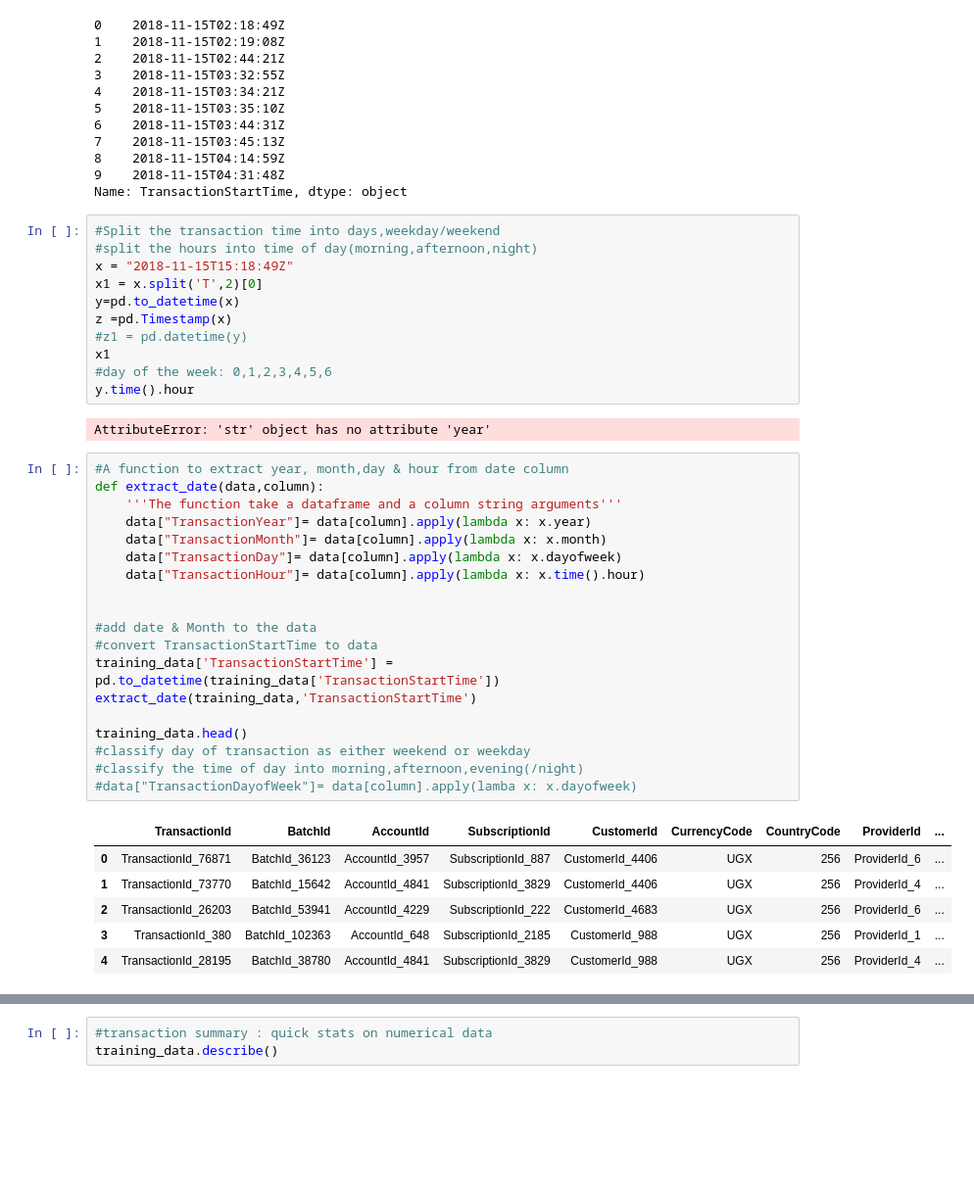
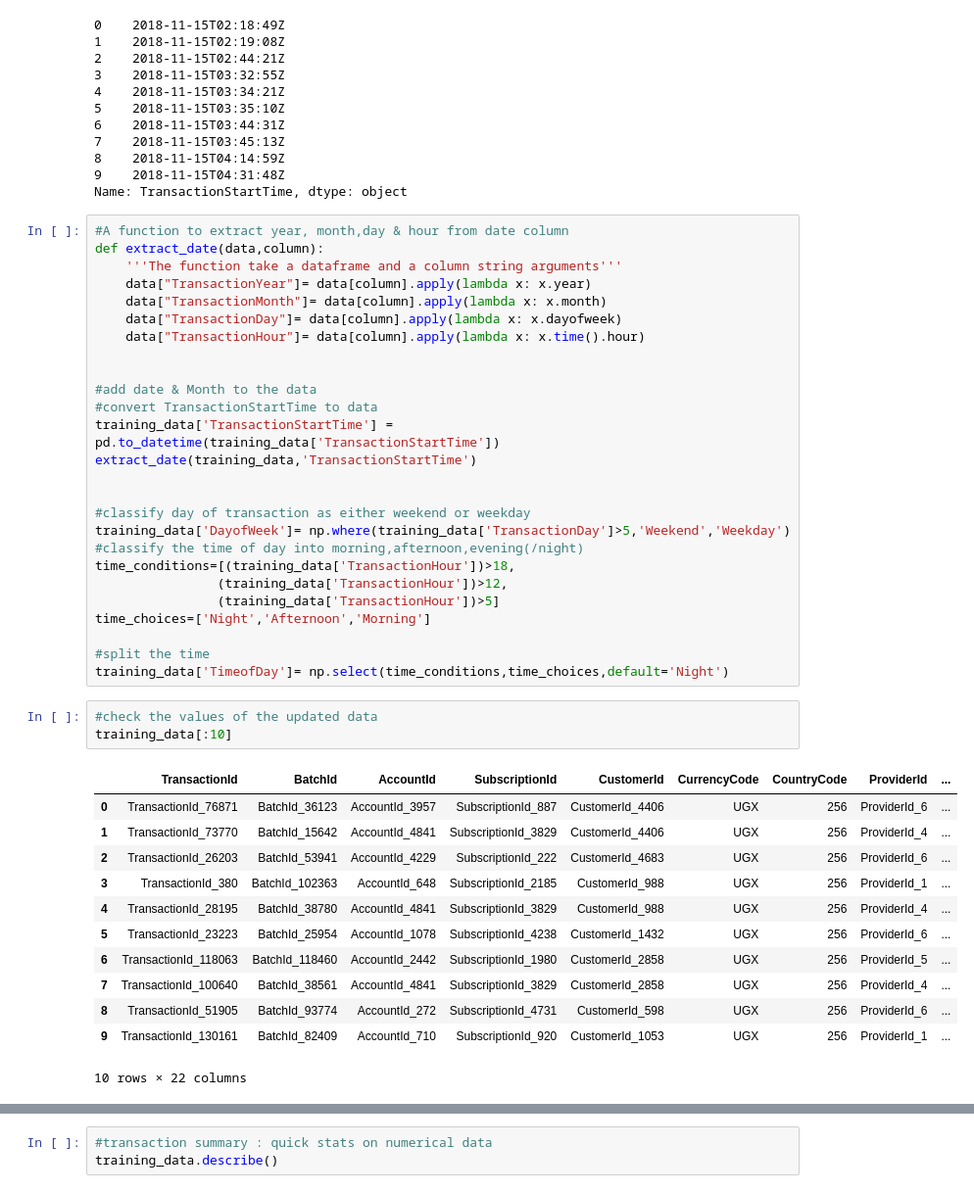
Before and after one commit to wkirui/sturdy-xente, a Jupyter notebook: Xente Fraud Detection Model.ipynb, the cells around one changed output, grey strips where cells are left out. Shown at 98% size. Cells and saved outputs as stored; diff of their text form; blank space fills up the shorter version.

```diff
--- a/Xente Fraud Detection Model.ipynb
+++ b/Xente Fraud Detection Model.ipynb
@@ -62,19 +62,6 @@ training_data['TransactionStartTime'][:10]
 8    2018-11-15T04:14:59Z
 9    2018-11-15T04:31:48Z
 Name: TransactionStartTime, dtype: object
-# %%
-#Split the transaction time into days,weekday/weekend
-#split the hours into time of day(morning,afternoon,night)
-x = "2018-11-15T15:18:49Z"
-x1 = x.split('T',2)[0]
-y=pd.to_datetime(x)
-z =pd.Timestamp(x)
-#z1 = pd.datetime(y)
-x1
-#day of the week: 0,1,2,3,4,5,6
-y.time().hour
-# %% [output]
-AttributeError: 'str' object has no attribute 'year'
 # %%
 #A function to extract year, month,day & hour from date column
 def extract_date(data,column):
@@ -90,14 +77,30 @@ def extract_date(data,column):
 training_data['TransactionStartTime'] = pd.to_datetime(training_data['TransactionStartTime'])
 extract_date(training_data,'TransactionStartTime')
 
-training_data.head()
+
 #classify day of transaction as either weekend or weekday
+training_data['DayofWeek']= np.where(training_data['TransactionDay']>5,'Weekend','Weekday')
 #classify the time of day into morning,afternoon,evening(/night)
-#data["TransactionDayofWeek"]= data[column].apply(lamba x: x.dayofweek)
+time_conditions=[(training_data['TransactionHour'])>18,
+                (training_data['TransactionHour'])>12,
+                (training_data['TransactionHour'])>5]
+time_choices=['Night','Afternoon','Morning']
+
+#split the time
+training_data['TimeofDay']= np.select(time_conditions,time_choices,default='Night')
-# %% [output]
-|  | TransactionId | BatchId | AccountId | SubscriptionId | CustomerId | CurrencyCode | CountryCode | ProviderId | ... |
-| 0 | TransactionId_76871 | BatchId_36123 | AccountId_3957 | SubscriptionId_887 | CustomerId_4406 | UGX | 256 | ProviderId_6 | ... |
-| 1 | TransactionId_73770 | BatchId_15642 | AccountId_4841 | SubscriptionId_3829 | CustomerId_4406 | UGX | 256 | ProviderId_4 | ... |
-| 2 | TransactionId_26203 | BatchId_53941 | AccountId_4229 | SubscriptionId_222 | CustomerId_4683 | UGX | 256 | ProviderId_6 | ... |
-| 3 | TransactionId_380 | BatchId_102363 | AccountId_648 | SubscriptionId_2185 | CustomerId_988 | UGX | 256 | ProviderId_1 | ... |
-| 4 | TransactionId_28195 | BatchId_38780 | AccountId_4841 | SubscriptionId_3829 | CustomerId_988 | UGX | 256 | ProviderId_4 | ... |
+# %%
+#check the values of the updated data
+training_data[:10]
+# %% [output]
+|  | TransactionId | BatchId | AccountId | SubscriptionId | CustomerId | CurrencyCode | CountryCode | ProviderId | ... |
+| 0 | TransactionId_76871 | BatchId_36123 | AccountId_3957 | SubscriptionId_887 | CustomerId_4406 | UGX | 256 | ProviderId_6 | ... |
+| 1 | TransactionId_73770 | BatchId_15642 | AccountId_4841 | SubscriptionId_3829 | CustomerId_4406 | UGX | 256 | ProviderId_4 | ... |
+| 2 | TransactionId_26203 | BatchId_53941 | AccountId_4229 | SubscriptionId_222 | CustomerId_4683 | UGX | 256 | ProviderId_6 | ... |
+| 3 | TransactionId_380 | BatchId_102363 | AccountId_648 | SubscriptionId_2185 | CustomerId_988 | UGX | 256 | ProviderId_1 | ... |
+| 4 | TransactionId_28195 | BatchId_38780 | AccountId_4841 | SubscriptionId_3829 | CustomerId_988 | UGX | 256 | ProviderId_4 | ... |
+| 5 | TransactionId_23223 | BatchId_25954 | AccountId_1078 | SubscriptionId_4238 | CustomerId_1432 | UGX | 256 | ProviderId_6 | ... |
+| 6 | TransactionId_118063 | BatchId_118460 | AccountId_2442 | SubscriptionId_1980 | CustomerId_2858 | UGX | 256 | ProviderId_5 | ... |
+| 7 | TransactionId_100640 | BatchId_38561 | AccountId_4841 | SubscriptionId_3829 | CustomerId_2858 | UGX | 256 | ProviderId_4 | ... |
+| 8 | TransactionId_51905 | BatchId_93774 | AccountId_272 | SubscriptionId_4731 | CustomerId_598 | UGX | 256 | ProviderId_6 | ... |
+| 9 | TransactionId_130161 | BatchId_82409 | AccountId_710 | SubscriptionId_920 | CustomerId_1053 | UGX | 256 | ProviderId_1 | ... |
+10 rows × 22 columns
```
Also changed, not shown: parts of 8 cells of this notebook.
